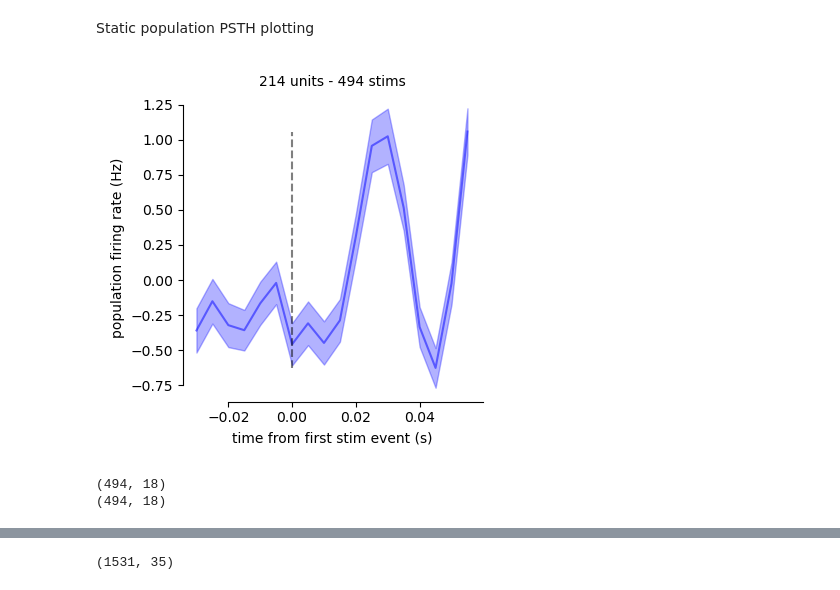
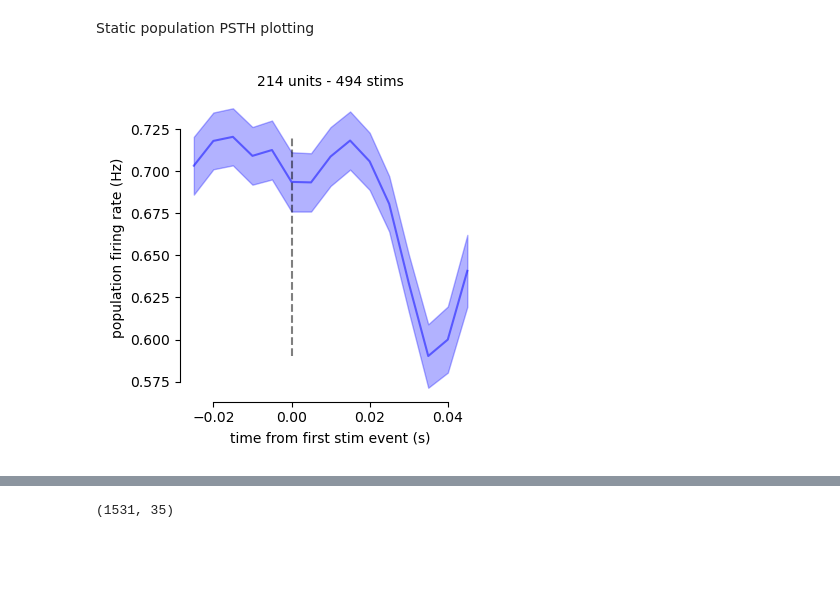
Before and after one commit to rojasgabriel/ephys, a Jupyter notebook: ephys_analysis_prototyping.ipynb, the cells around one changed output, grey strips where cells are left out. Drawn from its saved outputs; the diff is of its cells as text; code cells hidden in the pictures; blank space fills up the shorter version.

Commit message:
Normalized unit firing rate.

```diff
--- a/ephys_analysis_prototyping.ipynb
+++ b/ephys_analysis_prototyping.ipynb
@@ -141,36 +141,30 @@ plt.xlabel('Time (min)');
 Static population PSTH plotting
 # %%
 binwidth_ms = 5
-window_ms = None
+window_ms = 20
 tpre = 0.03
 tpost = 0.06
 
 # population_timestamps = st[good_unit_ids]
 # single_unit_timestamps = get_cluster_spike_times(spike_times = st, spike_clusters = sc, good_unit_ids = good_unit_ids)
 
 # psth, unit_fr = get_population_firing_rate(event_times = np.hstack(trial_ts.first_stim_ts),
 #                                   spike_times = single_unit_timestamps,
 #                                   tpre = tpre,
 #                                   tpost = tpost,
 #                                   binwidth_ms = binwidth_ms,
 #                                   window_ms = window_ms)
 # n_stims = len(psth)
 
 plt.figure(figsize=(4, 4))
-plot_psth(mean_sem_func = compute_mean_sem(np.mean((unit_fr - np.mean(psth)), axis=0)), #unsure if i'm doing this correctly...
+plot_psth(mean_sem_func = compute_mean_sem(norm_fr),
           pre_seconds = tpre,
           post_seconds = tpost,
           binwidth_ms = binwidth_ms,
           window_ms = window_ms,
           xlabel = 'time from first stim event (s)',
           ylabel = 'population firing rate (Hz)',
           fig_title = f"{n_units} units - {n_stims} stims")
 separate_axes(plt.gca())
 # %% [output]
-[figure, old version]
+[figure, new version]
-# %%
-print(np.mean((unit_fr - np.mean(psth)), axis=0).shape) # (units, stims, time)
-print(psth.shape)
-# %% [output]
-(494, 18)
-(494, 18)
```
Also changed, not shown: parts of 3 cells of this notebook.
